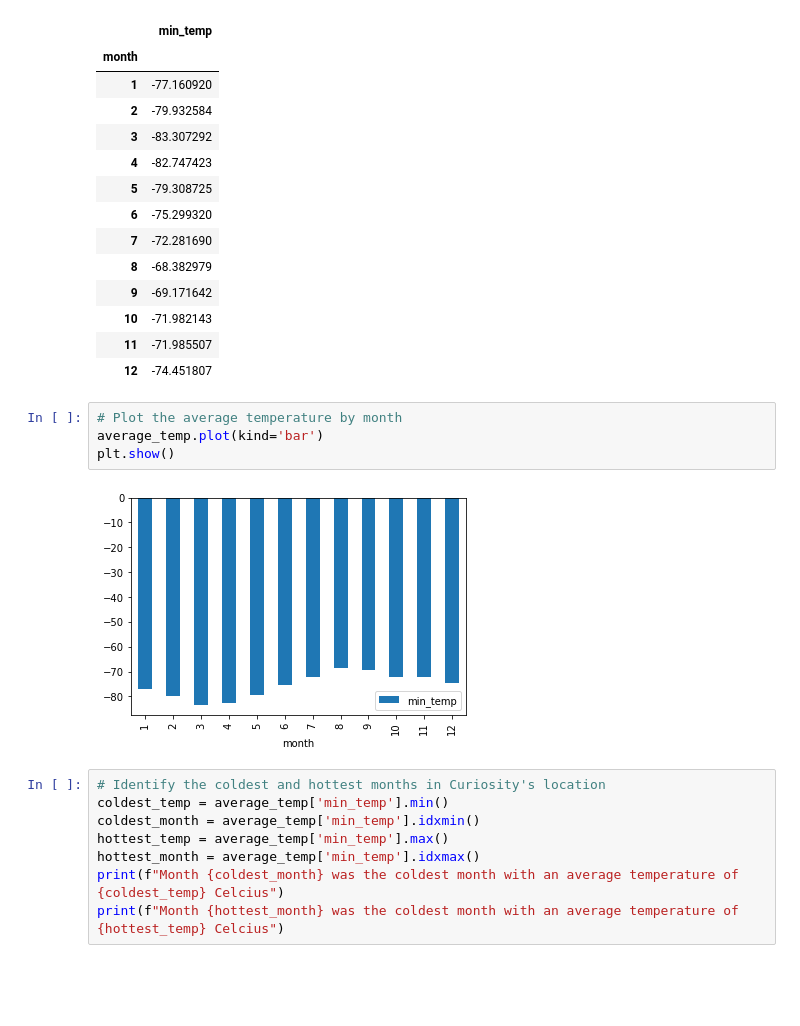
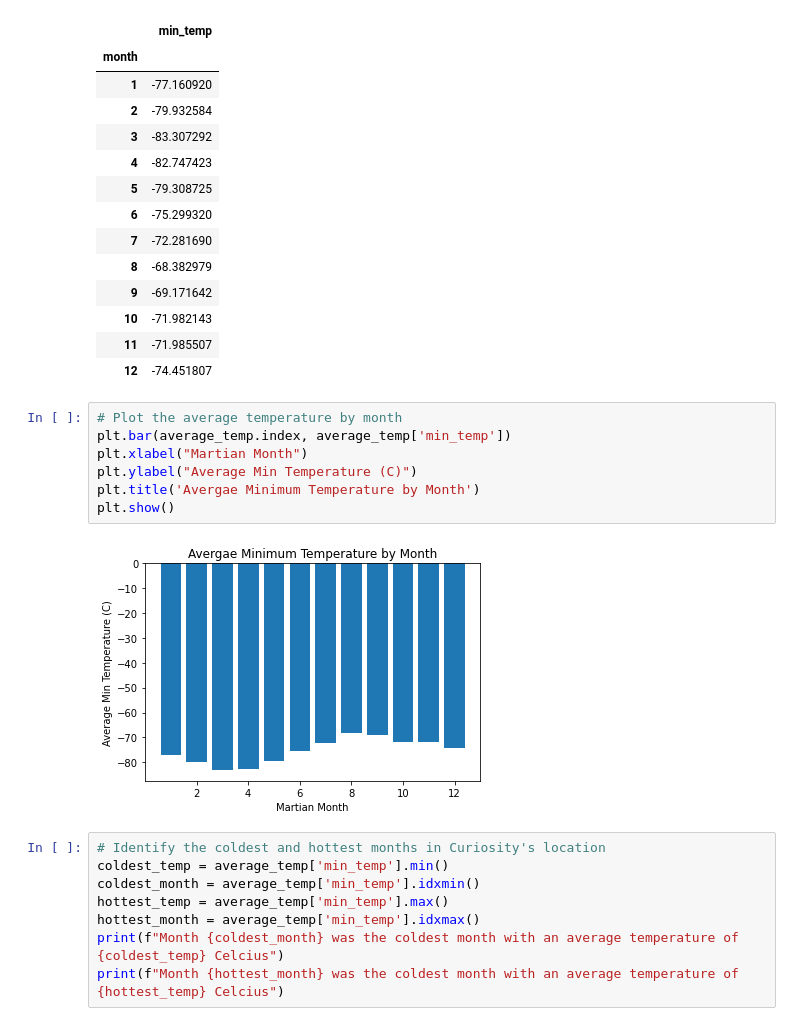
Before and after one commit to latoyawenzinger/Web_Scraping_Challenge, a Jupyter notebook: Mars_Weather.ipynb, the cells around one changed output. Cells and saved outputs as stored; diff of their text form; blank space fills up the shorter version.

```diff
--- a/Mars_Weather.ipynb
+++ b/Mars_Weather.ipynb
@@ -136,12 +136,15 @@ average_temp
 | 10 | -71.982143 |
 | 11 | -71.985507 |
 | 12 | -74.451807 |
-# %%
-# Plot the average temperature by month
-average_temp.plot(kind='bar')
-plt.show()
-# %% [output]
-[figure, removed]
+# %%
+# Plot the average temperature by month
+plt.bar(average_temp.index, average_temp['min_temp'])
+plt.xlabel("Martian Month")
+plt.ylabel("Average Min Temperature (C)")
+plt.title('Avergae Minimum Temperature by Month')
+plt.show()
+# %% [output]
+[figure, added]
 # %%
 # Identify the coldest and hottest months in Curiosity's location
 coldest_temp = average_temp['min_temp'].min()
```
Also changed, not shown: parts of 6 cells of this notebook.
